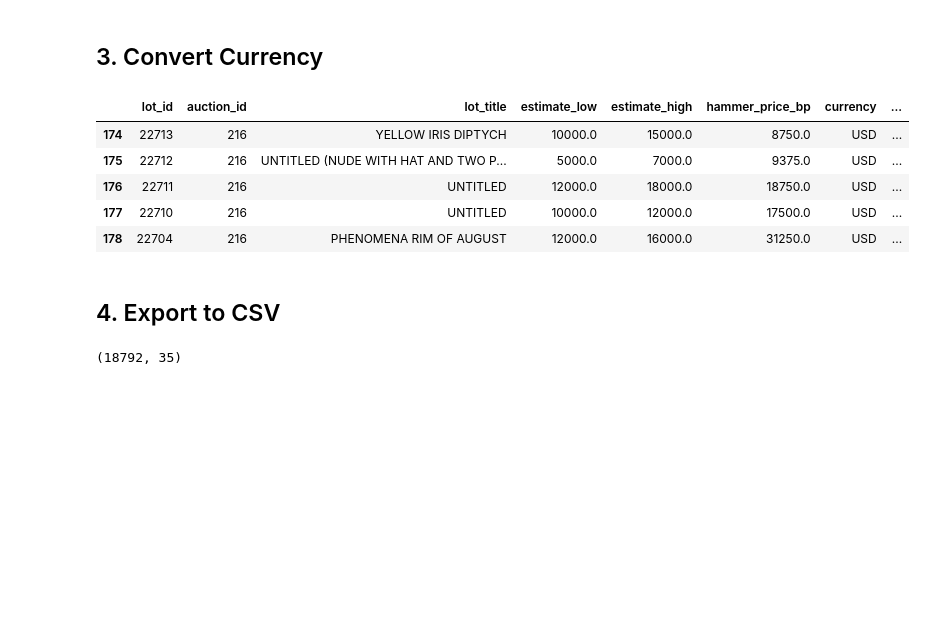
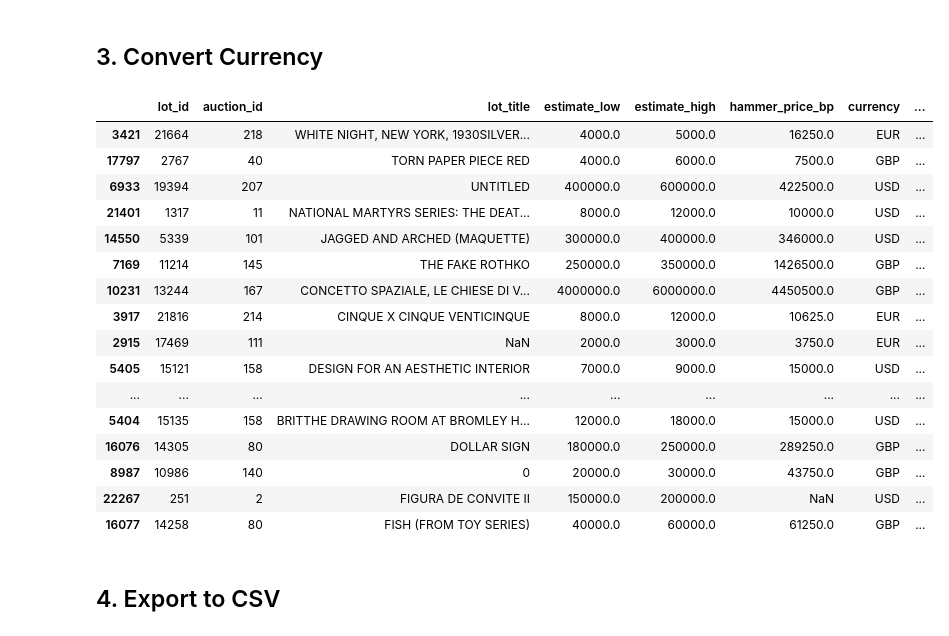
Before and after one commit to serenazzz/art-auction-visualization-project, a Jupyter notebook: Preprocessing.ipynb, the cells around one changed output. Drawn from its saved outputs; the diff is of its cells as text; code cells hidden in the pictures; blank space fills up the shorter version.

```diff
--- a/Preprocessing.ipynb
+++ b/Preprocessing.ipynb
@@ -76,24 +78,31 @@ est_low.start_date = est_low.start_date.apply(lambda x: x.strftime('%Y-%m-%d') i
 est_high.start_date = est_high.start_date.apply(lambda x: x.strftime('%Y-%m-%d') if not pd.isnull(x) else x)
 est_avg.start_date = est_avg.start_date.apply(lambda x: x.strftime('%Y-%m-%d') if not pd.isnull(x) else x)
 
-df['hammer_price_bp_usd'] = np.apply_along_axis(lambda x: np.round(c.convert(x[0], x[1], 'USD', date=pd.to_datetime(x[2])), 2), 1, hammer_price)
-df['estimate_low_usd'] = np.apply_along_axis(lambda x: np.round(c.convert(x[0], x[1], 'USD', date=pd.to_datetime(x[2])), 2), 1, est_low)
-df['estimate_high_usd'] = np.apply_along_axis(lambda x: np.round(c.convert(x[0], x[1], 'USD', date=pd.to_datetime(x[2])), 2), 1, est_high)
-df['estimate_avg_usd'] = np.apply_along_axis(lambda x: np.round(c.convert(x[0], x[1], 'USD', date=pd.to_datetime(x[2])), 2), 1, est_avg)
+df['hammer_price_bp_usd'] = hammer_price.apply(lambda x: np.round(c.convert(x[0], x[1], 'USD', date=pd.to_datetime(x[2])), 2) if not pd.isnull(x[1]) else x[0], axis=1)
+df['estimate_low_usd'] = est_low.apply(lambda x: np.round(c.convert(x[0], x[1], 'USD', date=pd.to_datetime(x[2])), 2) if not pd.isnull(x[1]) else x[0], axis=1)
+df['estimate_high_usd'] = est_high.apply(lambda x: np.round(c.convert(x[0], x[1], 'USD', date=pd.to_datetime(x[2])), 2) if not pd.isnull(x[1]) else x[0], axis=1)
+df['estimate_avg_usd'] = est_avg.apply(lambda x: np.round(c.convert(x[0], x[1], 'USD', date=pd.to_datetime(x[2])), 2) if not pd.isnull(x[1]) else x[0], axis=1)
-# %%
-df.head()
-# %% [output]
-|  | lot_id | auction_id | lot_title | estimate_low | estimate_high | hammer_price_bp | currency | ... |
-| 174 | 22713 | 216 | YELLOW IRIS DIPTYCH | 10000.0 | 15000.0 | 8750.0 | USD | ... |
-| 175 | 22712 | 216 | UNTITLED (NUDE WITH HAT AND TWO P... | 5000.0 | 7000.0 | 9375.0 | USD | ... |
-| 176 | 22711 | 216 | UNTITLED | 12000.0 | 18000.0 | 18750.0 | USD | ... |
-| 177 | 22710 | 216 | UNTITLED | 10000.0 | 12000.0 | 17500.0 | USD | ... |
-| 178 | 22704 | 216 | PHENOMENA RIM OF AUGUST | 12000.0 | 16000.0 | 31250.0 | USD | ... |
+# %%
+df.sample(20)
+# %% [output]
+|  | lot_id | auction_id | lot_title | estimate_low | estimate_high | hammer_price_bp | currency | ... |
+| 3421 | 21664 | 218 | WHITE NIGHT, NEW YORK, 1930SILVER... | 4000.0 | 5000.0 | 16250.0 | EUR | ... |
+| 17797 | 2767 | 40 | TORN PAPER PIECE RED | 4000.0 | 6000.0 | 7500.0 | GBP | ... |
+| 6933 | 19394 | 207 | UNTITLED | 400000.0 | 600000.0 | 422500.0 | USD | ... |
+| 21401 | 1317 | 11 | NATIONAL MARTYRS SERIES: THE DEAT... | 8000.0 | 12000.0 | 10000.0 | USD | ... |
+| 14550 | 5339 | 101 | JAGGED AND ARCHED (MAQUETTE) | 300000.0 | 400000.0 | 346000.0 | USD | ... |
+| 7169 | 11214 | 145 | THE FAKE ROTHKO | 250000.0 | 350000.0 | 1426500.0 | GBP | ... |
+| 10231 | 13244 | 167 | CONCETTO SPAZIALE, LE CHIESE DI V... | 4000000.0 | 6000000.0 | 4450500.0 | GBP | ... |
+| 3917 | 21816 | 214 | CINQUE X CINQUE VENTICINQUE | 8000.0 | 12000.0 | 10625.0 | EUR | ... |
+| 2915 | 17469 | 111 | NaN | 2000.0 | 3000.0 | 3750.0 | EUR | ... |
+| 5405 | 15121 | 158 | DESIGN FOR AN AESTHETIC INTERIOR | 7000.0 | 9000.0 | 15000.0 | USD | ... |
+| ... | ... | ... | ... | ... | ... | ... | ... | ... |
+| 5404 | 15135 | 158 | BRITTHE DRAWING ROOM AT BROMLEY H... | 12000.0 | 18000.0 | 15000.0 | USD | ... |
+| 16076 | 14305 | 80 | DOLLAR SIGN | 180000.0 | 250000.0 | 289250.0 | GBP | ... |
+| 8987 | 10986 | 140 | 0 | 20000.0 | 30000.0 | 43750.0 | GBP | ... |
+| 22267 | 251 | 2 | FIGURA DE CONVITE II | 150000.0 | 200000.0 | NaN | USD | ... |
+| 16077 | 14258 | 80 | FISH (FROM TOY SERIES) | 40000.0 | 60000.0 | 61250.0 | GBP | ... |
 # %% [markdown]
 ## 4. Export to CSV
 # %%
 df.to_csv("final_sothebys.csv")
-# %%
-df.shape
-# %% [output]
-(18792, 35)
```
Also changed, not shown: parts of 2 cells of this notebook.
